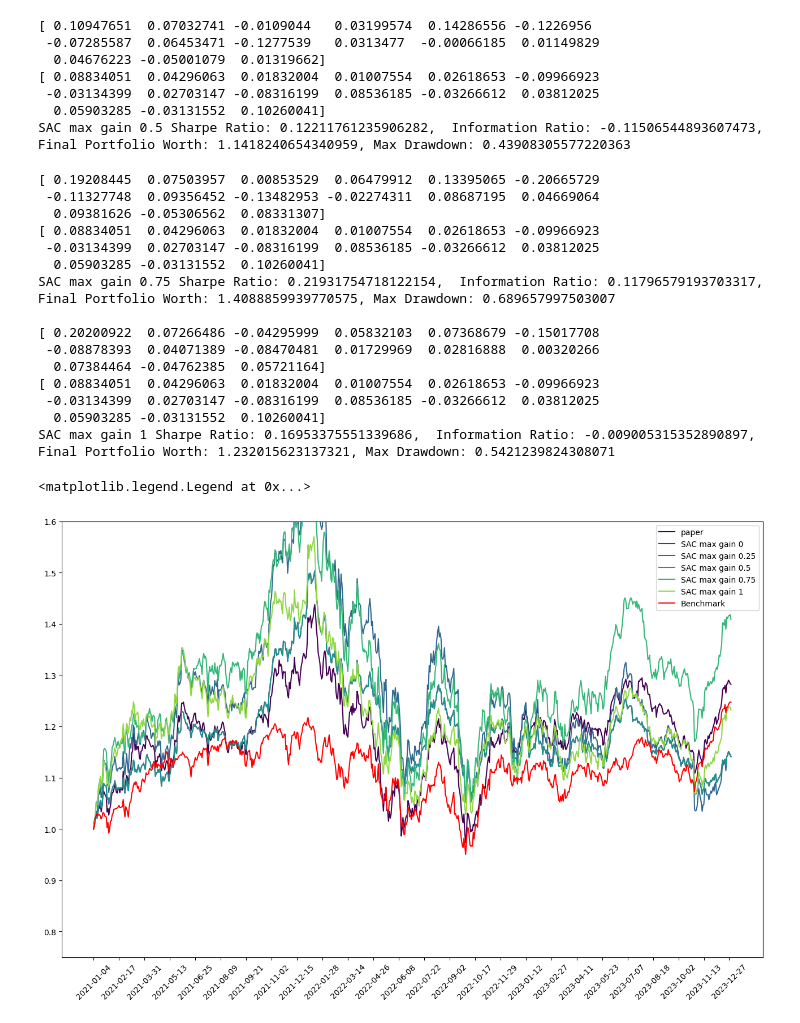
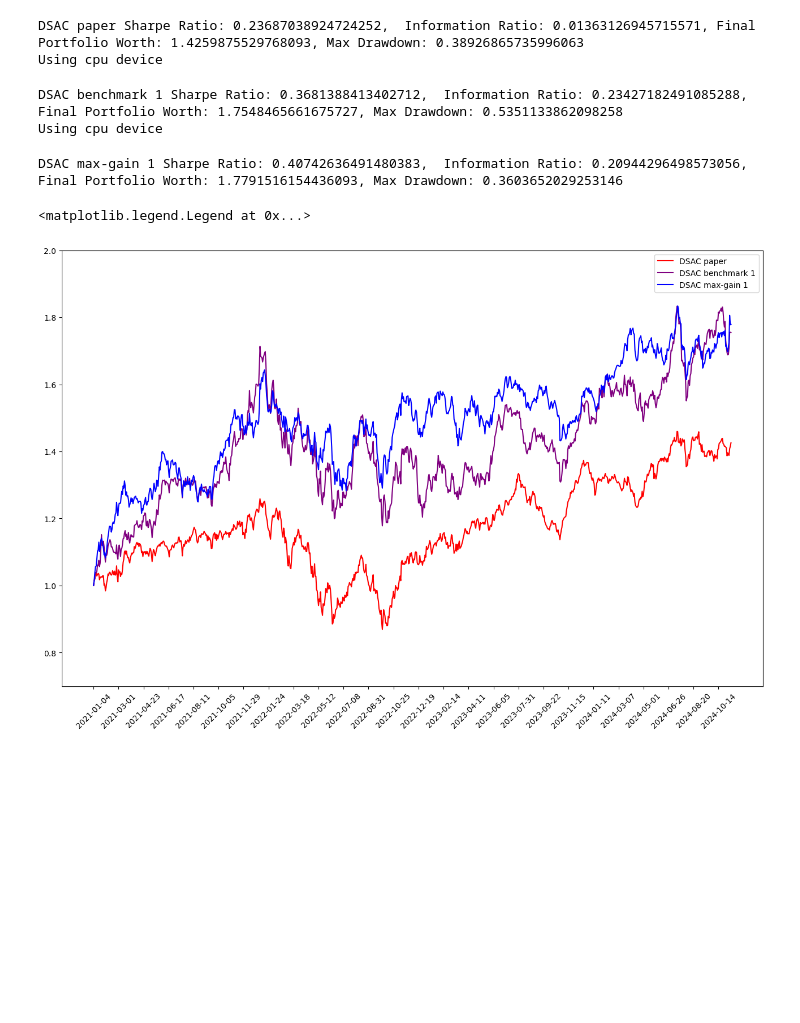
Before and after one commit to sohamviradiya/satan, a Jupyter notebook: evaluate.ipynb, the cells around one changed output. Saved outputs shown, nothing was run; the diff lists cells and outputs as text; code cells hidden in the pictures; blank space fills up the shorter version.

Commit message:
fix typos in variable names and update date range in dsac_train notebook; rename environment files for consistency

```diff
--- a/evaluate.ipynb
+++ b/evaluate.ipynb
@@ -1,14 +1,15 @@
 # %%
 from std_methods import std_methods
 
-tickers = ['AAPL','JPM','F','PG', 'BA']
+tickers = ['AAPL','JPM','F','PG', 'BA','IBM','XOM']
 
-equal_weights,min_risk,risk_parity = std_methods(tickers,'1992-01-01','2021-18-31','2021-01-01','2023-12-31')
+equal_weights,min_risk,risk_parity = std_methods(tickers,'1992-01-01','2015-18-31','2021-01-01','2024-12-31')
 
-from enviroments.benchmark import create_env_benchmark
-
+from environments.util import fetch_observations
+from environments.benchmark import create_env_benchmark
 
 investment_period = 1 # each 1 investment days
 reward_period = 15 # each 15 investment periods
-eval_env,eval_dates,eval_benchmark,prices = create_env_benchmark(tickers,'2021-01-01','2023-12-31',investment_period,reward_period)
+prices,eval_benchmark,observations,eval_dates = fetch_observations(tickers,investment_period,'2021-01-01','2024-12-31')
+eval_env = create_env_benchmark(prices,eval_benchmark,observations,20,0)
 # %% [output]
@@ -33,9 +35,10 @@ def evaluate_model(model,env):
     while not done:
         action, _states = model.predict(obs, deterministic=True)
         obs, reward, done,info = env.step(action)
-        portfolio_worths.append(info[0]['porfolio_worth'])
-        max_worth = max(max_worth,info[0]['porfolio_worth'])
-        drawdown = (max_worth - info[0]['porfolio_worth'])
+        current_worth = info[0]['portfolio_worth']
+        portfolio_worths.append(current_worth)
+        max_worth = max(max_worth,current_worth)
+        drawdown = max_worth - current_worth
         drawdowns.append(drawdown)
         rewards.append(reward)
     return np.array(rewards),np.array(portfolio_worths),np.array(drawdowns)
@@ -44,17 +47,13 @@ def evaluate_model(model,env):
 def extract_portfolio(eval_env, eval_benchmark, model):
     rewards,portfolio_worths,drawdowns = evaluate_model(model,eval_env)
     freq = portfolio_worths.shape[0]//15
-    print()
     monthly_portfolio_worths = portfolio_worths[::freq]
 
     monthly_portfolio_returns = np.log(monthly_portfolio_worths[1:]/monthly_portfolio_worths[:-1])
-
-    print(monthly_portfolio_returns)
     sharpe_ratio = np.mean(monthly_portfolio_returns)/np.std(monthly_portfolio_returns)
 
     monthly_benchmark_worths = eval_benchmark[::freq]
     monthly_benchmark_returns = np.log(monthly_benchmark_worths[1:]/monthly_benchmark_worths[:-1])
-    print(monthly_benchmark_returns)
     excess_returns = monthly_portfolio_returns - monthly_benchmark_returns
     information_ratio = np.mean(excess_returns)/np.std(excess_returns)
     max_drawdown = np.max(drawdowns)
@@ -76,21 +75,15 @@ def evaluate_DSAC(model_path):
     return portfolio_worths,sharpe_ratio,information_ratio,max_drawdown
 # %%
 models = {
-    'paper': 'paper',
-    # 'DSAC benchmark 0': 'DSAC_benchmark_risk_0_inv_1_rew_15',
-    # 'DSAC benchmark 0.25': 'DSAC_benchmark_risk_0.25_inv_1_rew_15',
-    # 'DSAC benchmark 0.5': 'DSAC_benchmark_risk_0_inv_1_rew_15',
-    # 'DSAC benchmark 0.75': 'DSAC_benchmark_risk_0.75_inv_1_rew_15',
-    # 'DSAC benchmark 1': 'DSAC_benchmark_risk_1_inv_1_rew_15',
-    'SAC max gain 0': 'SAC_max_gain_risk_0_inv_1_rew_15',
-    'SAC max gain 0.25': 'SAC_max_gain_risk_0.25_inv_1_rew_15',
-    'SAC max gain 0.5': 'SAC_max_gain_risk_0_inv_1_rew_15',
-    'SAC max gain 0.75': 'SAC_max_gain_risk_0.75_inv_1_rew_15',
-    'SAC max gain 1': 'SAC_max_gain_risk_1_inv_1_rew_15',
+    'DSAC paper':  'DSAC_env_0',
+    'DSAC benchmark 1':  'DSAC_env_5',
+    'DSAC max-gain 1':  'DSAC_env_10',
 }
 
 plt.figure(figsize=(16,10))
 i = 0
+
+colors = ['red','purple','blue','green','orange','pink','gray']
 
 for model_name,model_path in models.items():
     if 'DSAC' in model_path:
@@ -99,14 +92,14 @@ for model_name,model_path in models.items():
         portfolio_worths, sharpe_ratio, information_ratio, max_drawdown = evaluate_SAC(model_path)
     print(f'{model_name} Sharpe Ratio: {sharpe_ratio},  Information Ratio: {information_ratio}, Final Portfolio Worth: {portfolio_worths[-1]}, Max Drawdown: {max_drawdown}')
 
-    plt.plot(eval_dates,portfolio_worths, linestyle='-',label=f'{model_name}', color = plt.cm.viridis(i/len(models)))
+    plt.plot(eval_dates,portfolio_worths, linestyle='-',label=f'{model_name}', color = colors[i])
     i += 1
 
 eval_benchmark_relative = eval_benchmark/eval_benchmark[0]
 
-plt.plot(eval_dates,eval_benchmark_relative, label='Benchmark', color='red')
+# plt.plot(eval_dates,eval_benchmark_relative, label='Benchmark', color='black')
 
 plt.xticks(eval_dates[::(len(eval_dates)//25)],rotation=45)
-plt.ylim(0.75,1.6)
+plt.ylim(0.7,2)
 plt.legend()
 # %% [output]
@@ -130,24 +107,7 @@ SAC max gain 0.25 Sharpe Ratio: 0.0823982025404756,  Information Ratio: -0.07013
-[ 0.10947651  0.07032741 -0.0109044   0.03199574  0.14286556 -0.1226956
- -0.07285587  0.06453471 -0.1277539   0.0313477  -0.00066185  0.01149829
-  0.04676223 -0.05001079  0.01319662]
-[ 0.08834051  0.04296063  0.01832004  0.01007554  0.02618653 -0.09966923
- -0.03134399  0.02703147 -0.08316199  0.08536185 -0.03266612  0.03812025
-  0.05903285 -0.03131552  0.10260041]
-SAC max gain 0.5 Sharpe Ratio: 0.12211761235906282,  Information Ratio: -0.11506544893607473, Final Portfolio Worth: 1.1418240654340959, Max Drawdown: 0.43908305577220363
+DSAC paper Sharpe Ratio: 0.23687038924724252,  Information Ratio: 0.01363126945715571, Final Portfolio Worth: 1.4259875529768093, Max Drawdown: 0.38926865735996063
+Using cpu device
-[ 0.19208445  0.07503957  0.00853529  0.06479912  0.13395065 -0.20665729
- -0.11327748  0.09356452 -0.13482953 -0.02274311  0.08687195  0.04669064
-  0.09381626 -0.05306562  0.08331307]
-[ 0.08834051  0.04296063  0.01832004  0.01007554  0.02618653 -0.09966923
- -0.03134399  0.02703147 -0.08316199  0.08536185 -0.03266612  0.03812025
-  0.05903285 -0.03131552  0.10260041]
-SAC max gain 0.75 Sharpe Ratio: 0.21931754718122154,  Information Ratio: 0.11796579193703317, Final Portfolio Worth: 1.4088859939770575, Max Drawdown: 0.689657997503007
-
-[ 0.20200922  0.07266486 -0.04295999  0.05832103  0.07368679 -0.15017708
- -0.08878393  0.04071389 -0.08470481  0.01729969  0.02816888  0.00320266
-  0.07384464 -0.04762385  0.05721164]
-[ 0.08834051  0.04296063  0.01832004  0.01007554  0.02618653 -0.09966923
- -0.03134399  0.02703147 -0.08316199  0.08536185 -0.03266612  0.03812025
-  0.05903285 -0.03131552  0.10260041]
-SAC max gain 1 Sharpe Ratio: 0.16953375551339686,  Information Ratio: -0.009005315352890897, Final Portfolio Worth: 1.232015623137321, Max Drawdown: 0.5421239824308071
+DSAC benchmark 1 Sharpe Ratio: 0.3681388413402712,  Information Ratio: 0.23427182491085288, Final Portfolio Worth: 1.7548465661675727, Max Drawdown: 0.5351133862098258
+Using cpu device
-<matplotlib.legend.Legend at 0x...>
+DSAC max-gain 1 Sharpe Ratio: 0.40742636491480383,  Information Ratio: 0.20944296498573056, Final Portfolio Worth: 1.7791516154436093, Max Drawdown: 0.3603652029253146
+<matplotlib.legend.Legend at 0x...>
-[figure, old version]
+[figure, new version]
```
Also changed, not shown: parts of 2 cells of this notebook, 12 other files.
